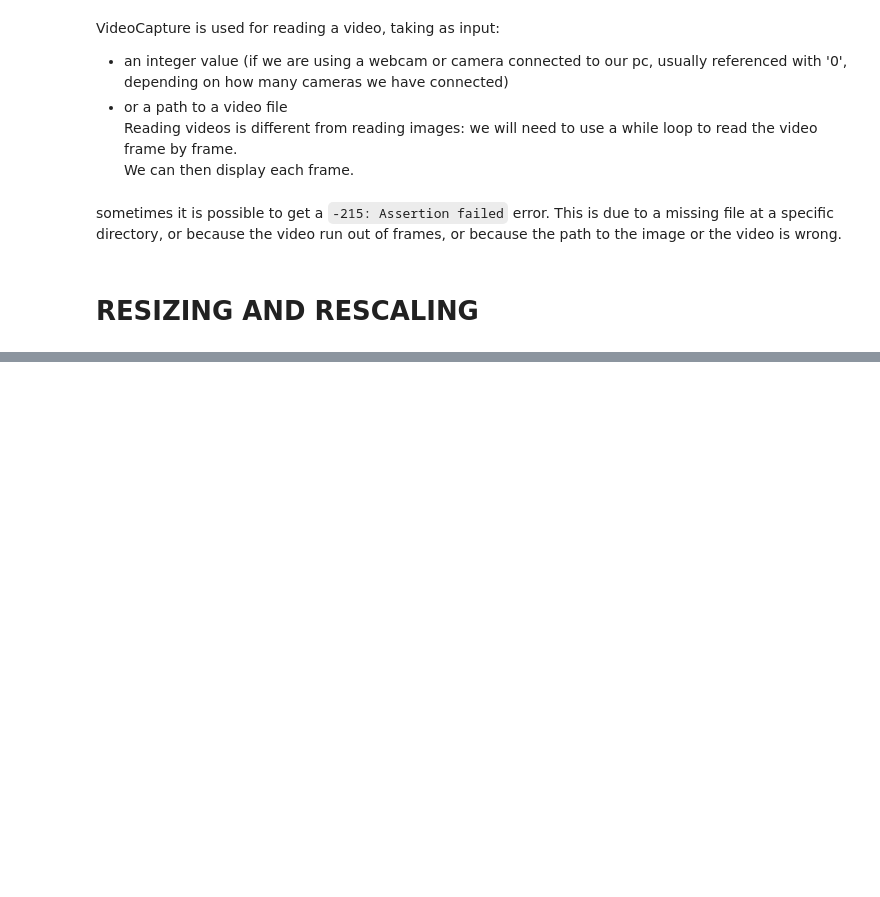
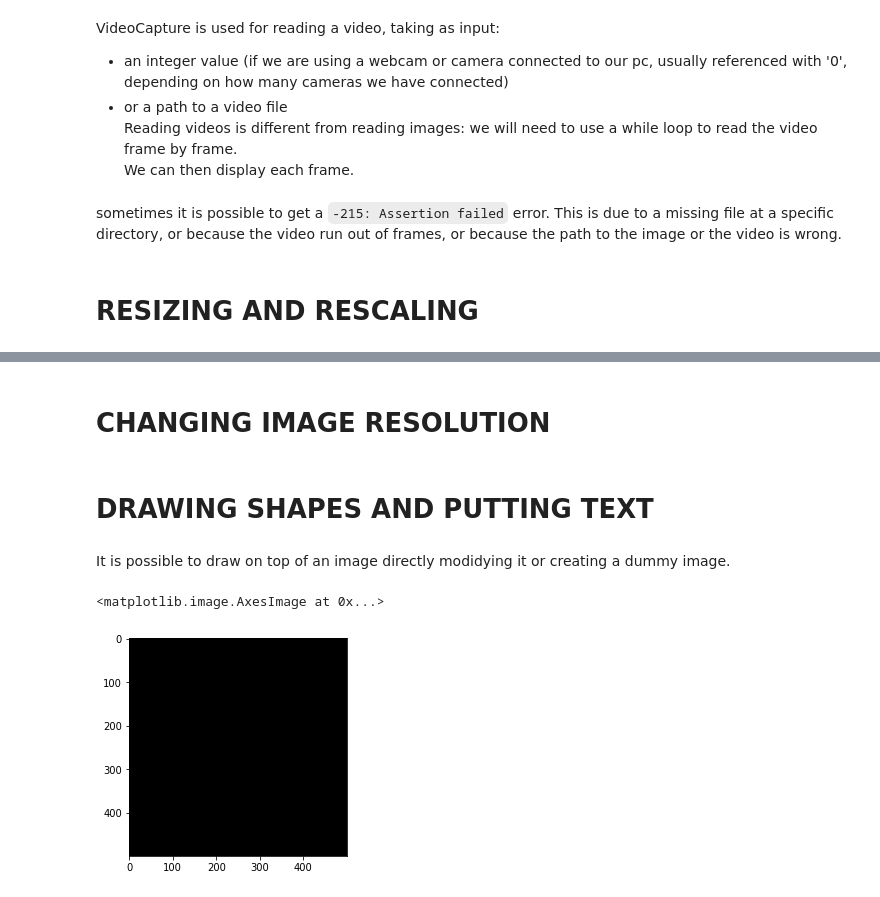
Before and after one commit to davidemariani/opencv-course, a Jupyter notebook: notes_section_1.ipynb, the cells around one changed output, grey strips where cells are left out. Drawn from its saved outputs; the diff is of its cells as text; code cells hidden in the pictures; blank space fills up the shorter version.

```diff
--- a/notes_section_1.ipynb
+++ b/notes_section_1.ipynb
@@ -71,0 +118,2 @@ sometimes it is possible to get a `-215: Assertion failed` error. This is due to
+# %% [markdown]
+# CHANGING IMAGE RESOLUTION
@@ -71,0 +131,13 @@ sometimes it is possible to get a `-215: Assertion failed` error. This is due to
+# %% [markdown]
+# DRAWING SHAPES AND PUTTING TEXT
+# %% [markdown]
+It is possible to draw on top of an image directly modidying it or creating a dummy image.
+# %%
+#dummy image
+blank = np.zeros((500, 500, 3), #tuple with (height, width, no. of color channels)
+                 dtype = 'uint8') #the data type indicates that this is an image
+
+plt.imshow(blank)
+# %% [output]
+<matplotlib.image.AxesImage at 0x...>
+[figure, added]
```
Also changed, not shown: parts of 18 cells of this notebook.
